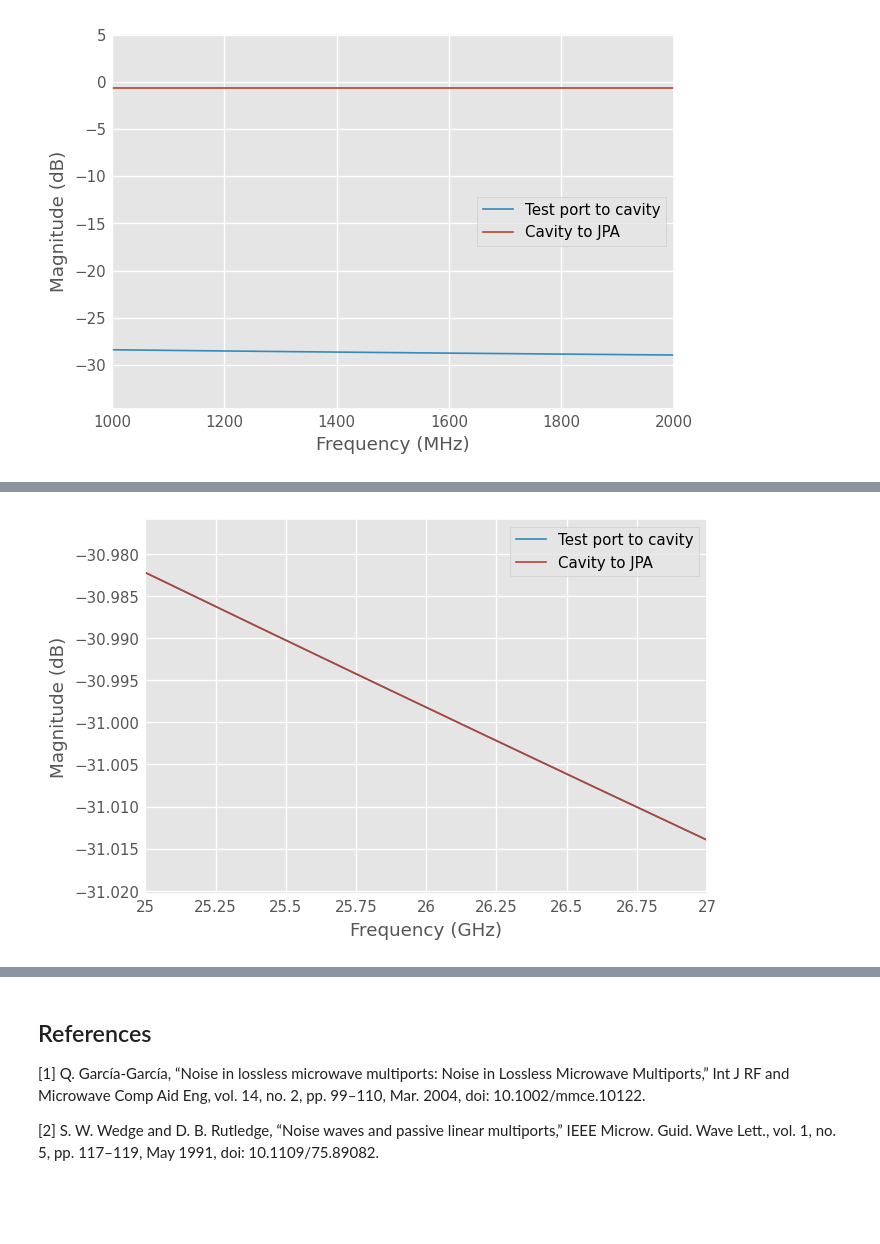
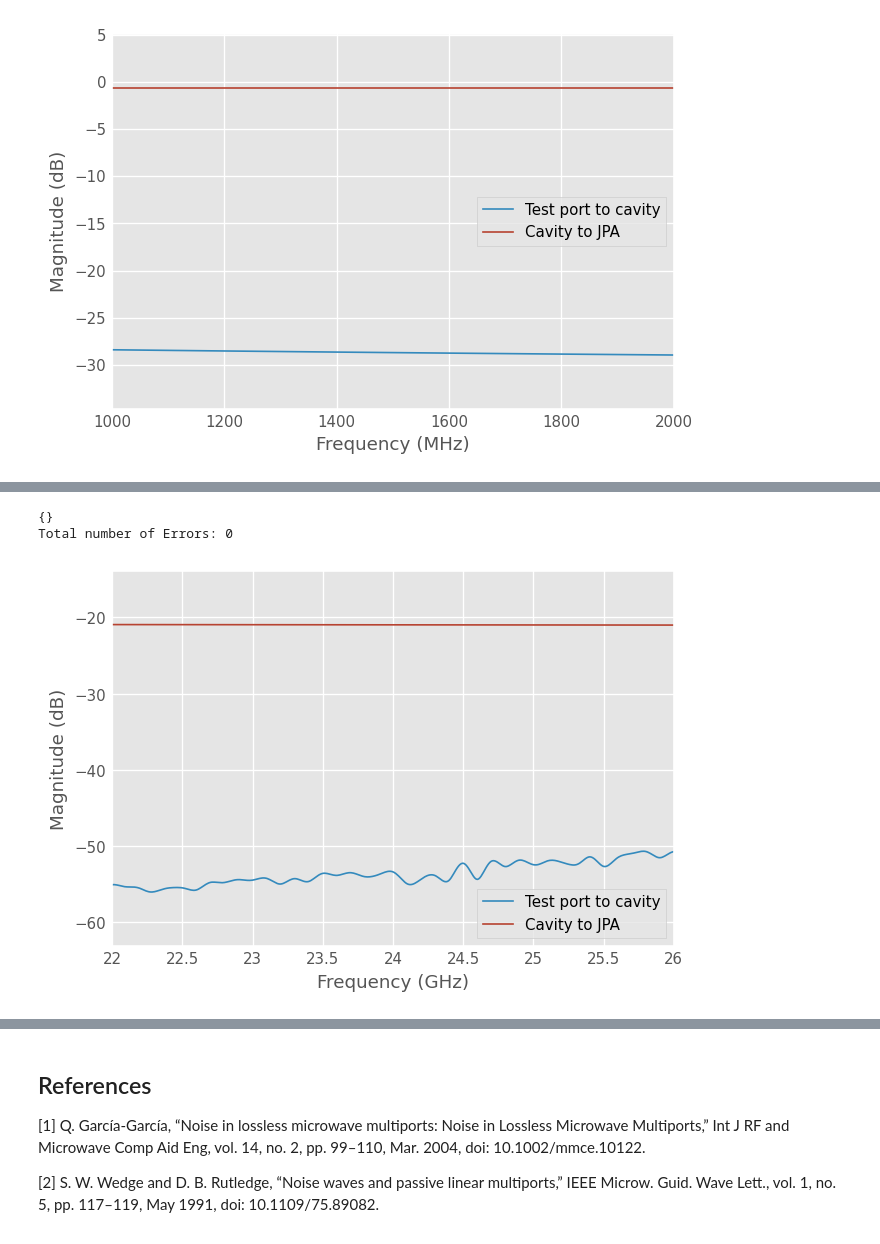
Before and after one commit to project8/scikit-rf, a Jupyter notebook: doc/source/examples/noisynetworks/multi_network_thermal_example.ipynb, the cells around one changed output, grey strips where cells are left out. Saved outputs shown, nothing was run; the diff lists cells and outputs as text; code cells hidden in the pictures; blank space fills up the shorter version.

Commit message:
changed some functions in cold amp to not have hard coded frequencies and added our amp into a cascade noisy network in thermal example

```diff
--- a/doc/source/examples/noisynetworks/multi_network_thermal_example.ipynb
+++ b/doc/source/examples/noisynetworks/multi_network_thermal_example.ipynb
@@ -40,0 +136,9 @@ NOTE: bandwidth B is scaled to 1Hz. To get the full noise figure for your system
+# %%
+freq_meg = rf.frequency.Frequency(start=16, stop=20, npoints=2001, unit='ghz', sweep_type='lin') #freq for our amps
+comp_path='../../../../data/'
+attn_meg=rf.Network('../../../../data/KAT-20+_Plus25DegC_Unit1.s2p',f_unit='Hz')
+attn_290k=read_in_noisy_netowrk(comp_path,'KAT-20+_Plus25DegC_Unit1.s2p',freq_meg,290)
+amp_path_meg='../../../../data/LNF-LNC16_28WB_sn149Z_Vd=1.6V_Id=40.0mA_rt-spar_1.s2p'
+amplifier_NF_path_meg='../../../../data/LNF-LNC16_28WB_noisetemperature_datasheet.csv'
+amp_meg1=return_amp_params(amp_path_meg,amplifier_NF_path_meg,freq_meg,sat_check = False, vendor = True, Temp = 29)
+print(amp_meg1)
@@ -318,13 +449,18 @@ plt.show()
 # %%
 ##changing the above code for some of our parameters
-frequency = rf.Frequency(start=25, stop=27, npoints=6, unit='GHz')
-#changed to our freq
+frequency_meg1 = rf.Frequency(start=22, stop=26, npoints=450, unit='GHz')
+#changed ot our freq
+amp_meg1=return_amp_params(amp_path_meg,amplifier_NF_path_meg,frequency_meg1,sat_check = False, vendor = True, Temp = 29)
 
-admx_coax = Coaxial(frequency, z0=50, Dint=0.000652328, Dout=0.0022, epsilon_r=2.1, tan_delta=0.003, sigma=6.14E+07)
+admx_coax = Coaxial(frequency_meg1, z0=50, Dint=0.000652328, Dout=0.0022, epsilon_r=2.1, tan_delta=0.003, sigma=6.14E+07)
 #havent changed this part yet
 #########################################################################################################################
 # Create Test port run for 1 leg (total of 4).
 #########################################################################################################################
+
+
+# Convert Network to NoisyNetwork
+
 
 cable_4K = admx_coax.line(0.3, 'm', embed=True)
 ##changed to 4k and to .3m
@@ -332,42 +468,33 @@ cable_4K = admx_coax.line(0.3, 'm', embed=True)
 cable_4K = rf.NoisyNetwork(cable_4K)
 cable_4K.noise_source(source ='passive', T0=4)
 
-# cable_10K = admx_coax.line(0.7, 'm', embed=True)
+Attn1_4K = rf.noisyComponents.Attenuator(20, frequency=frequency_meg1, T0 = 4)
+Attn2_40K = rf.noisyComponents.Attenuator(10, frequency=frequency_meg1, T0 = 40)
+##dont actually know it what order the 10 and 20 db will be but we can use this to test!
 
-# cable_10K = rf.NoisyNetwork(cable_10K)
-# cable_10K.noise_source(source ='passive', T0=10)
-##commenting these out for now
-Attn1_4K = rf.noisyComponents.Attenuator(20, frequency=frequency, T0 = 4)
-Attn2_40K = rf.noisyComponents.Attenuator(10, frequency=frequency, T0 = 40)
-##dont actually know it what order the 10 and 20 db will be but we can use this to test!
-# Attn3_0p7K = rf.noisyComponents.Attenuator(10, frequency=frequency, T0 = .7)
-# Attn4_0p4K = rf.noisyComponents.Attenuator(3, frequency=frequency, T0=.4)
-# Attn5_0p1K = rf.noisyComponents.Attenuator(10, frequency=frequency, T0=.1)
-
-# cable_0p1K = admx_coax.line(1.5, 'm', embed=True)
-
-# cable_0p1K = rf.NoisyNetwork(cable_0p1K)
-# cable_0p1K.noise_source(source ='passive', T0=0.1)
-
-Circ1 = rf.noisyComponents.Circulator(.25, frequency = frequency, iso_db = 30, T0 = 4)
+Circ_1 = rf.noisyComponents.Circulator(.25, frequency = frequency_meg1, iso_db = 30, T0 = 4)
 #not totally sure ab these numbers first of all I have negative values only, also why dont we have more s parameters also shouldnt this be stepping thru diff vals @diff freqs
 
 Test_port_1leg= rf.MultiNoisyNetworkSystem()
 
 Test_port_1leg.add(cable_4K, r'1_cable')
+Test_port_1leg.add(Attn1_4K, r'2_atten')
+Test_port_1leg.add(Circ_1, r'3_circ')
+Test_port_1leg.add(amp_meg1, r'4_amp')
 #Test_port_1leg.add(cable_10K, r'2_cable')
-Test_port_1leg.add(Attn1_4K, r'3_atten')
-Test_port_1leg.add(Attn2_40K, r'4_atten')
+
+
+# Test_port_1leg.add(Attn2_40K, r'4_atten')
 # Test_port_1leg.add(Attn3_0p7K, r'5_atten')
 # Test_port_1leg.add(Attn4_0p4K, r'6_atten')
 # Test_port_1leg.add(Attn5_0p1K, r'7_atten')
 # Test_port_1leg.add(cable_0p1K, r'8_atten')
-Test_port_1leg.add(Circ1, r'9_circ')
 
 
-Test_port_1leg.connect(r'9_circ', 3, r'3_atten', 1)
-Test_port_1leg.connect(r'3_atten', 2, r'1_cable', 1)
-Test_port_1leg.connect(r'1_cable', 2, r'4_atten', 1)
+
+Test_port_1leg.connect(r'1_cable', 2, r'2_atten', 1)
+Test_port_1leg.connect(r'2_atten', 2, r'3_circ', 1)
+Test_port_1leg.connect(r'3_circ', 2, r'4_amp', 1)
 # Test_port_1leg.connect(r'4_atten', 2, r'5_atten', 1)
 # Test_port_1leg.connect(r'5_atten', 2, r'6_atten', 1)
 # Test_port_1leg.connect(r'6_atten', 2, r'7_atten', 1)
@@ -378,43 +505,45 @@ Test_port_1leg.connect(r'1_cable', 2, r'4_atten', 1)
 ####
 #bug fixed!!
 ###
-Test_port_1leg.external_port(r'9_circ' , 1, 1) # to cold electronics
-Test_port_1leg.external_port(r'9_circ' , 2, 3) # cavity
-Test_port_1leg.external_port(r'4_atten', 2, 2) # test port
+Test_port_1leg.external_port(r'1_cable' , 1, 1) # to cold electronics
+Test_port_1leg.external_port(r'3_circ' , 3, 2) # cavity
+Test_port_1leg.external_port(r'4_amp', 2, 3) # test port
 #this was a shot in the dark last time and probs will be again
 
 # # the verify function make sure that all the ports have been asigned and that everything is consistant for the reduction algorithm
 (en, e) = Test_port_1leg.verify()
-#print(e)
+print(e)
 for error in e:
     print(error)
-# print("Total number of Errors: " + str(en))
+print("Total number of Errors: " + str(en))
 
 Test_port = Test_port_1leg.reduce()
 
 plt.figure()
 Test_port.plot_s_db(m = 1,n = 2, label = 'Test port to cavity')
 Test_port.plot_s_db(m = 0,n = 1, label = 'Cavity to JPA')
 
 plt.show()
 
 #calculate T0. This should be incorporated into scikit-rf somewhere as a funtion in a class
 # A_temps = npy.identity(npy.shape(Test_port.s)[1])
 # A_temps[0,0] = 0
 # A_temps[1,1] = 1
 # A_temps[2,2] = 1
 
 # kb_SAS1 = K_BOLTZMANN*npy.matmul(Test_port.s,npy.matmul(A_temps,npy.conjugate(Test_port.s.swapaxes(1, 2))))
 
 # T_CW_P2 = np.real(Test_port.cs[:,0,0]/(kb_SAS1[:,0,0]))
 
 # plt.figure()
 # #plot(frequency.f/1e9,T_CW_P1, label = 'T0 P1')
 # plot(frequency.f/1e9,T_CW_P2, label = 'T0 P1')
 # legend()
 # plt.show()
 # %% [output]
+{}
+Total number of Errors: 0
-[figure, old version]
+[figure, new version]
 # %%
 #########################################################################################################################
 # Wilkinson Divider 4-way
```
Also changed, not shown: parts of 7 cells of this notebook, 1 other file.
